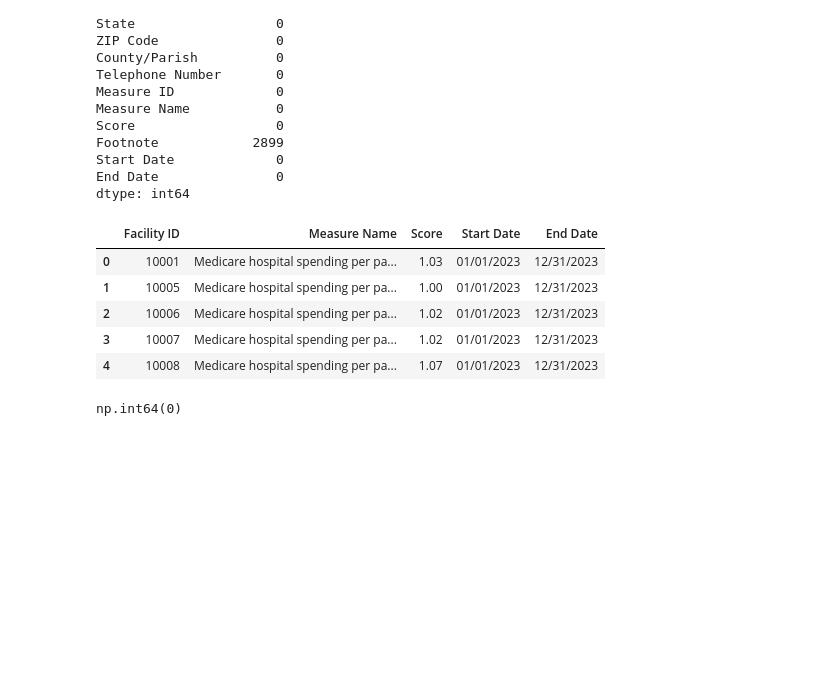
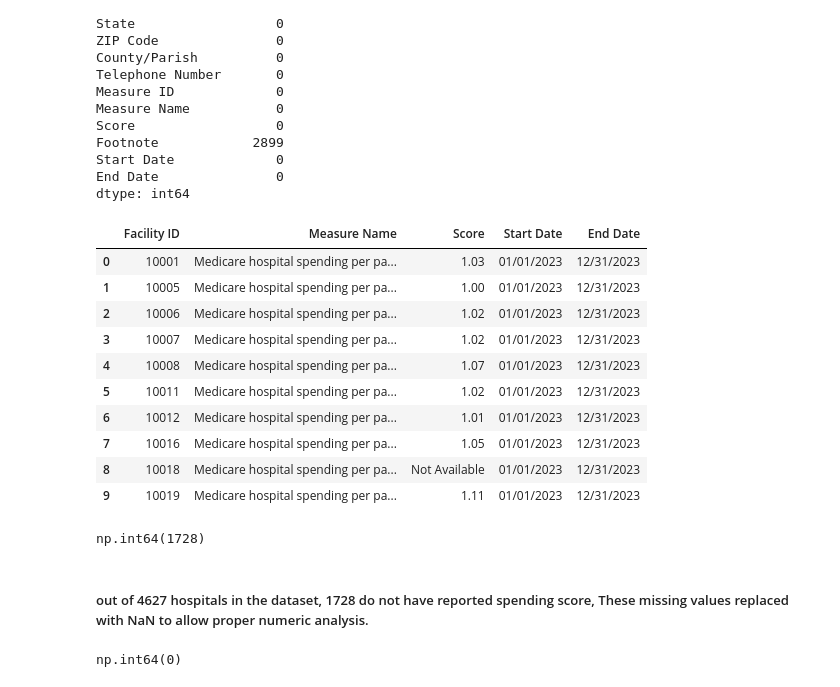
Before and after one commit to Archana-sth/hospital-performance-analysis, a Jupyter notebook: Notebook/hospital_performance_analysis.ipynb, the cells around one changed output. Cells and saved outputs as stored; diff of their text form; code cells hidden in the pictures; blank space fills up the shorter version.

Commit message:
cleaned medicare spending dataset

```diff
--- a/Notebook/hospital_performance_analysis.ipynb
+++ b/Notebook/hospital_performance_analysis.ipynb
@@ -256,15 +270,30 @@ dtype: int64
 # %%
 # Removing unnecessery columns from medicare data
 medicare_data = medicare_data.drop(columns=['Address', 'City/Town',
        'ZIP Code', 'Facility Name', 'State','County/Parish','Measure ID', 'Telephone Number', 'Footnote'])
-medicare_data.head(5)
+medicare_data.head(10)
 # %% [output]
 |  | Facility ID | Measure Name | Score | Start Date | End Date |
 | 0 | 10001 | Medicare hospital spending per pa... | 1.03 | 01/01/2023 | 12/31/2023 |
 | 1 | 10005 | Medicare hospital spending per pa... | 1.00 | 01/01/2023 | 12/31/2023 |
 | 2 | 10006 | Medicare hospital spending per pa... | 1.02 | 01/01/2023 | 12/31/2023 |
 | 3 | 10007 | Medicare hospital spending per pa... | 1.02 | 01/01/2023 | 12/31/2023 |
 | 4 | 10008 | Medicare hospital spending per pa... | 1.07 | 01/01/2023 | 12/31/2023 |
+| 5 | 10011 | Medicare hospital spending per pa... | 1.02 | 01/01/2023 | 12/31/2023 |
+| 6 | 10012 | Medicare hospital spending per pa... | 1.01 | 01/01/2023 | 12/31/2023 |
+| 7 | 10016 | Medicare hospital spending per pa... | 1.05 | 01/01/2023 | 12/31/2023 |
+| 8 | 10018 | Medicare hospital spending per pa... | Not Available | 01/01/2023 | 12/31/2023 |
+| 9 | 10019 | Medicare hospital spending per pa... | 1.11 | 01/01/2023 | 12/31/2023 |
+# %%
+# some rows in Score column are 'Not Available". I'm replacing this to NaN, this allows numeric analysis.
+medicare_data['Score']= medicare_data['Score'].replace('Not Available', np.nan)
+
+# checking for the number of hospitals didn't report spending score
+medicare_data['Score'].isna().sum()
+# %% [output]
+np.int64(1728)
+# %% [markdown]
+##### out of 4627 hospitals in the dataset, 1728 do not have reported spending score, These missing values replaced with NaN to allow proper numeric analysis.
 # %%
 #renaming using previously created function
 medicare_data = rename_columns(medicare_data, {
```
Also changed, not shown: parts of 15 cells of this notebook.
